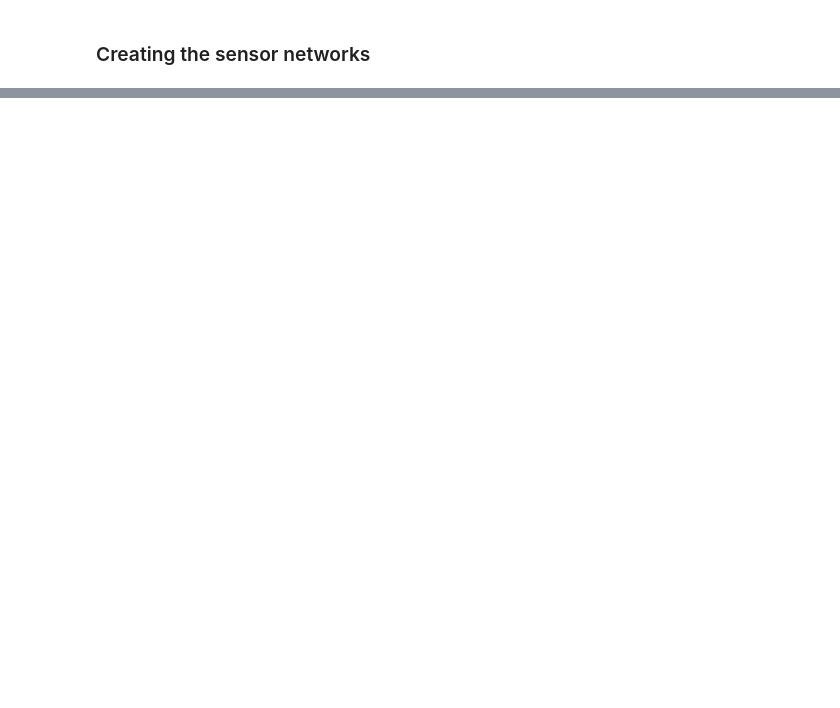
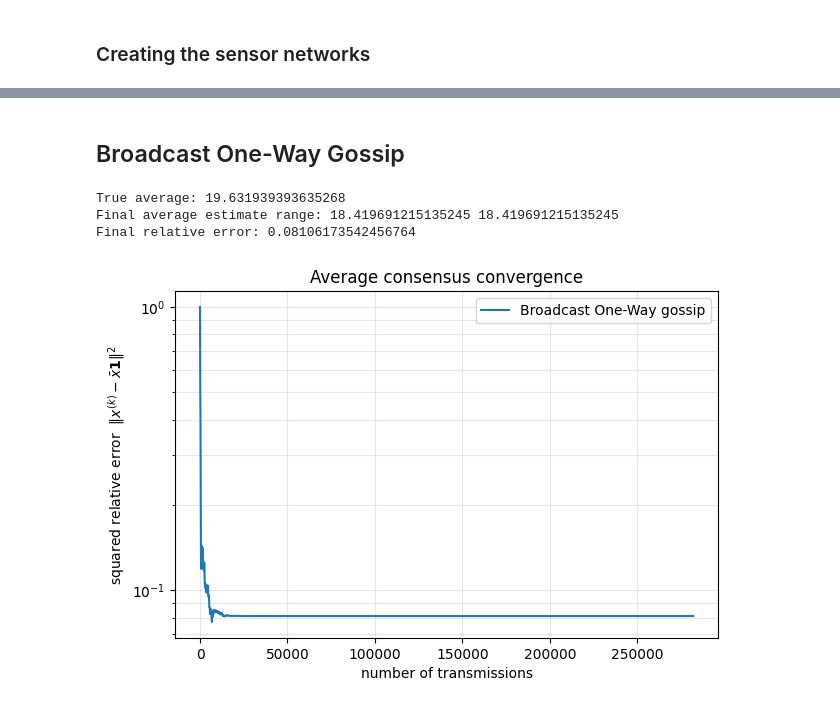
Before and after one commit to PabloABakker/Reaching-Consensus, a Jupyter notebook: Distributed_Signal_Processing_Project.ipynb, the cells around one changed output, grey strips where cells are left out. Cells and saved outputs as stored; diff of their text form; code cells hidden in the pictures; blank space fills up the shorter version.

```diff
--- a/Distributed_Signal_Processing_Project.ipynb
+++ b/Distributed_Signal_Processing_Project.ipynb
@@ -252,0 +143,29 @@ plt.show()
+# %% [markdown]
+## Broadcast One-Way Gossip
+# %%
+# Initial sensor measurements
+rng = np.random.default_rng(1)
+x0 = 20 + 5 * rng.standard_normal(G_rgg.number_of_nodes())
+
+# Run Gossip
+x_bc_gossip, errors_bc_gossip, tx__bc_gossip = randomized_broadcast_gossip(G=G_rgg, x0=x0, n_iterations=20_000, packet_loss_prob=0.0, seed=2)
+
+# Final metrics
+print("True average:", np.mean(x0))
+print("Final average estimate range:", x_bc_gossip.min(), x_bc_gossip.max())
+print("Final relative error:", errors_bc_gossip[-1])
+
+# Plot convergence
+plt.figure(figsize=(7, 4.5))
+plt.semilogy(tx__bc_gossip, np.clip(errors_bc_gossip, 1e-16, None), label="Broadcast One-Way gossip")
+plt.xlabel("number of transmissions")
+plt.ylabel(r"squared relative error  $\|x^{(k)} - \bar x\mathbf{1}\|^2$")
+plt.title("Average consensus convergence")
+plt.grid(True, which="both", alpha=0.3)
+plt.legend()
+plt.show()
+# %% [output]
+True average: 19.631939393635268
+Final average estimate range: 18.419691215135245 18.419691215135245
+Final relative error: 0.08106173542456764
+[figure, added]
```
Also changed, not shown: parts of 38 cells of this notebook, 2 other files.
